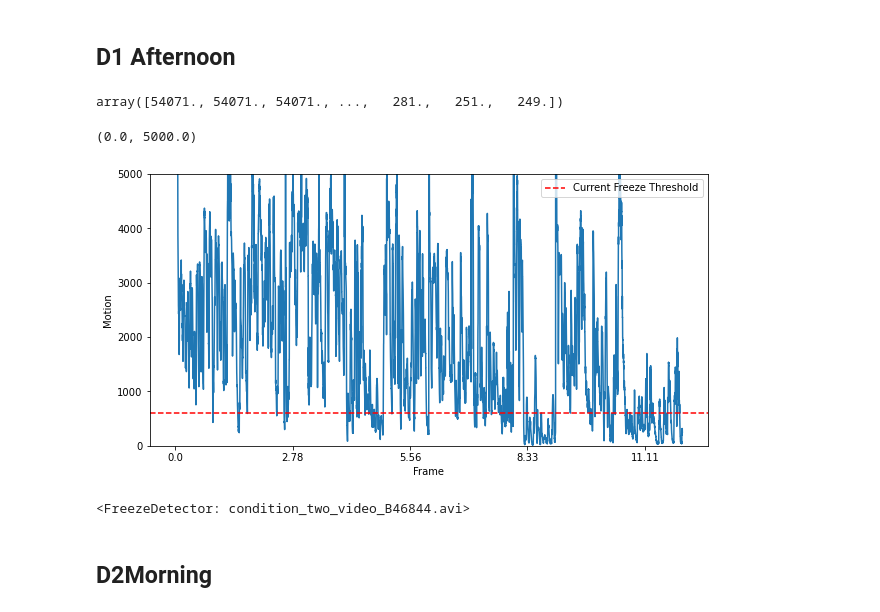
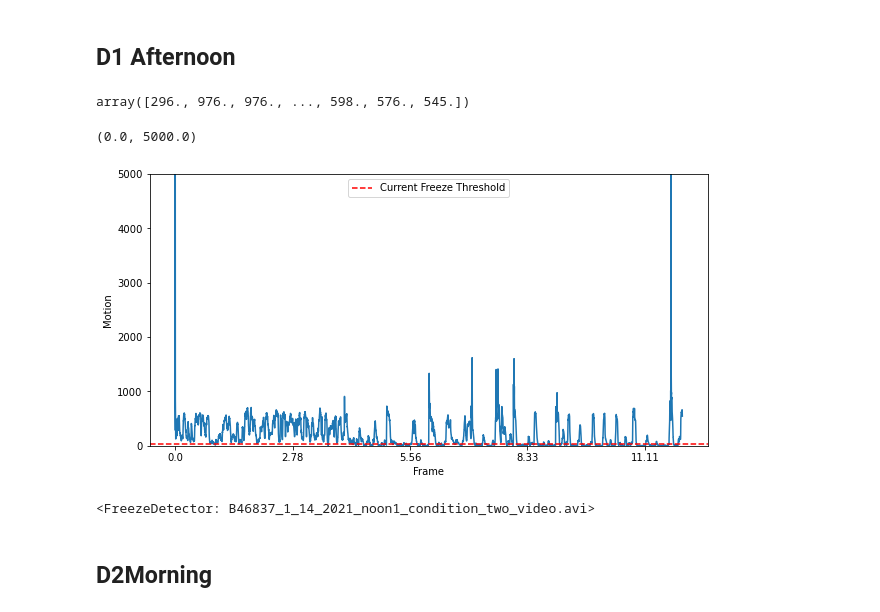
Before and after one commit to Ruairi-osul/context, a Jupyter notebook: behavioural_analysis/notebooks/Freeze Detection.ipynb, the cells around one changed output. Drawn from its saved outputs; the diff is of its cells as text; code cells hidden in the pictures.

```diff
--- a/behavioural_analysis/notebooks/Freeze Detection.ipynb
+++ b/behavioural_analysis/notebooks/Freeze Detection.ipynb
@@ -29,7 +29,7 @@ class MouseData:
             out[session_name] = {"input_dir": str(session_videos[0]), "output_dir": str(output_dir)}
         return out
 # %%
-p = "D:\Context_switch_output\pilot\B46844"
+p = "E:\Context_switch_output\pilot\data\proper\B46837"
 mouseID = Path(p).name
 m = MouseData(p)
 # %% [markdown]
@@ -95,7 +90,7 @@ detector.save_video()
 # %%
 session_name = "D1Afternoon"
 
-freeze_threshold = 600
+freeze_threshold = 30
 start_frame=0
 # %%
 detector = FreezeDetector(
@@ -103,25 +98,26 @@ detector = FreezeDetector(
     save_video_dir=m.video_paths[session_name]["output_dir"],
     freeze_threshold=freeze_threshold,
     start_frame=start_frame,
-    med_filter_size=5
+    med_filter_size=5,
+    compression_factor=3
 )
 detector.detect_motion()
 # %% [output]
-array([54071., 54071., 54071., ...,   281.,   251.,   249.])
+array([296., 976., 976., ..., 598., 576., 545.])
 # %%
-freeze_threshold = 600
+freeze_threshold = 30
 detector.freeze_threshold = freeze_threshold
 ax = detector.plot_motion()
 ax.set_xticklabels(np.round(ax.get_xticks() / (30 * 60), 2))
 ax.set_ylim([0, 5000])
 # %% [output]
 (0.0, 5000.0)
-[figure, old version]
+[figure, new version]
 # %%
 detector.detect_freezes(freeze_threshold=freeze_threshold)
 detector.save_video()
 # %% [output]
-<FreezeDetector: condition_two_video_B46844.avi>
+<FreezeDetector: B46837_1_14_2021_noon1_condition_two_video.avi>
 # %%
 (
     detector.generate_report()
```
Also changed, not shown: parts of 20 cells of this notebook, 2 other files.
